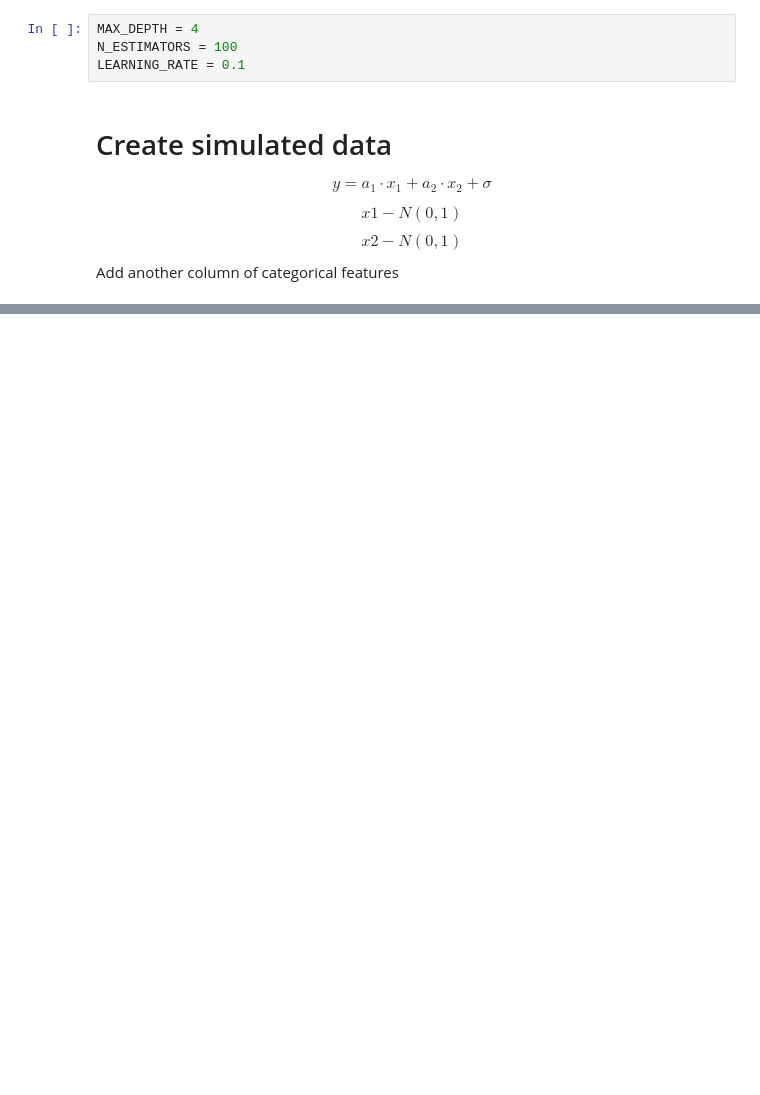
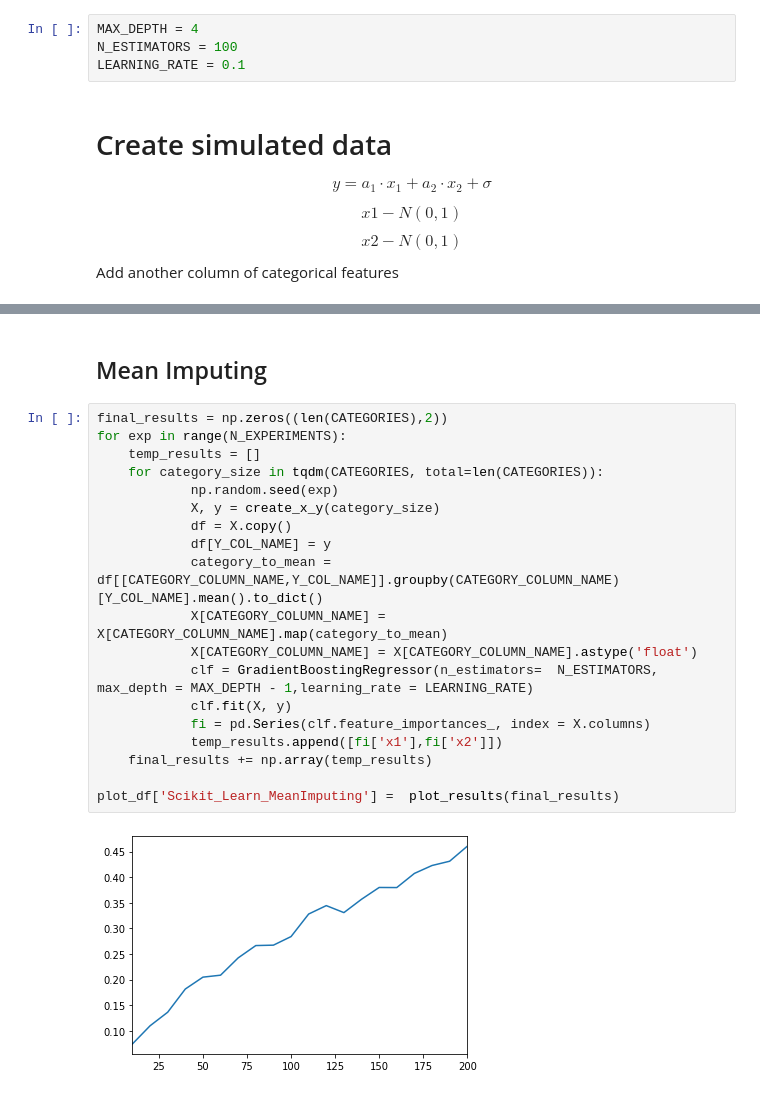
Before and after one commit to AfekIlayAdler/BootStrapDesicionTree, a Jupyter notebook: experiments/detect_uninformative_feature_simulated_data/detect_uninformative_feature_simulated_data.ipynb, the cells around one changed output, grey strips where cells are left out. Drawn from its saved outputs; the diff is of its cells as text; blank space fills up the shorter version.

```diff
--- a/experiments/detect_uninformative_feature_simulated_data/detect_uninformative_feature_simulated_data.ipynb
+++ b/experiments/detect_uninformative_feature_simulated_data/detect_uninformative_feature_simulated_data.ipynb
@@ -268,0 +115,23 @@ array([22.17160146, 77.62478671,  0.20361183])
+# %% [markdown]
+## Mean Imputing
+# %%
+final_results = np.zeros((len(CATEGORIES),2))
+for exp in range(N_EXPERIMENTS):
+    temp_results = []
+    for category_size in tqdm(CATEGORIES, total=len(CATEGORIES)):
+            np.random.seed(exp)
+            X, y = create_x_y(category_size)
+            df = X.copy()
+            df[Y_COL_NAME] = y
+            category_to_mean = df[[CATEGORY_COLUMN_NAME,Y_COL_NAME]].groupby(CATEGORY_COLUMN_NAME)[Y_COL_NAME].mean().to_dict()
+            X[CATEGORY_COLUMN_NAME] = X[CATEGORY_COLUMN_NAME].map(category_to_mean)
+            X[CATEGORY_COLUMN_NAME] = X[CATEGORY_COLUMN_NAME].astype('float')
+            clf = GradientBoostingRegressor(n_estimators=  N_ESTIMATORS, max_depth = MAX_DEPTH - 1,learning_rate = LEARNING_RATE)
+            clf.fit(X, y)
+            fi = pd.Series(clf.feature_importances_, index = X.columns)
+            temp_results.append([fi['x1'],fi['x2']])
+    final_results += np.array(temp_results)
+
+plot_df['Scikit_Learn_MeanImputing'] =  plot_results(final_results)
+# %% [output]
+[figure, added]
```
Also changed, not shown: parts of 52 cells of this notebook, 3 other files.
